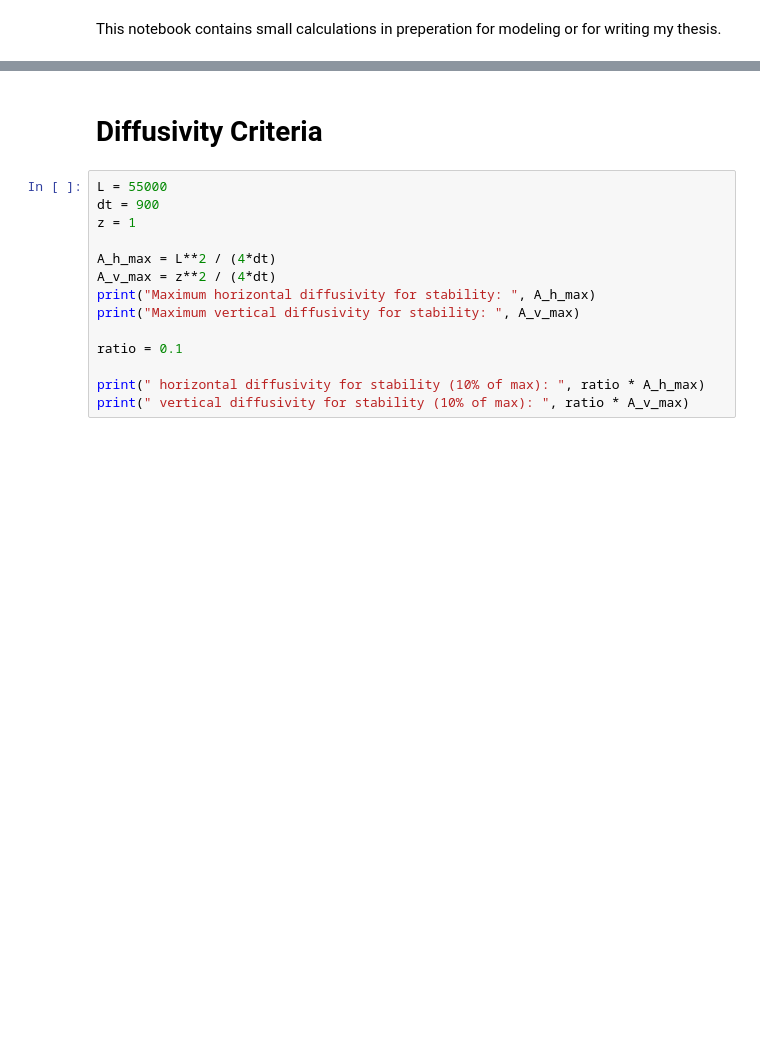
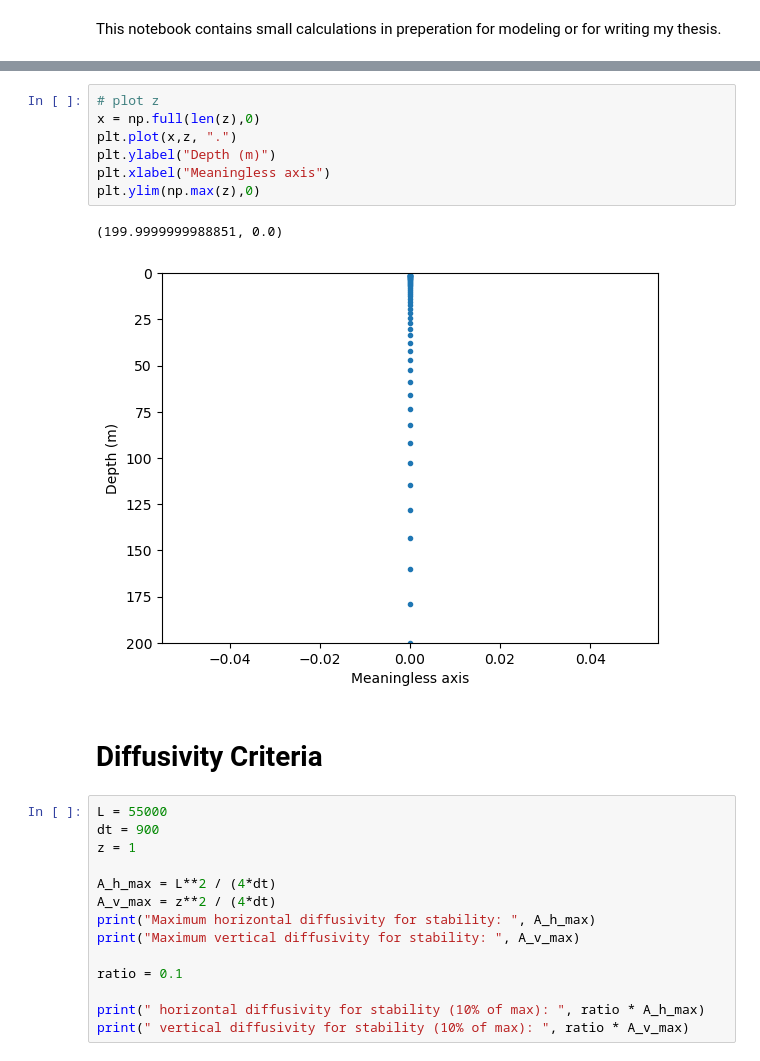
Before and after one commit to marlene-schramm/MSc_data_analysis, a Jupyter notebook: model_input/quick_prep_calc.ipynb, the cells around one changed output, grey strips where cells are left out. Cells and saved outputs as stored; diff of their text form; blank space fills up the shorter version.

```diff
--- a/model_input/quick_prep_calc.ipynb
+++ b/model_input/quick_prep_calc.ipynb
@@ -3,3 +97,13 @@ This notebook contains small calculations in preperation for modeling or for wri
+# %%
+# plot z
+x = np.full(len(z),0)
+plt.plot(x,z, ".")
+plt.ylabel("Depth (m)")
+plt.xlabel("Meaningless axis")
+plt.ylim(np.max(z),0)
+# %% [output]
+(199.9999999988851, 0.0)
+[figure, added]
 # %% [markdown]
 # Diffusivity Criteria
 # %%
```
Also changed, not shown: parts of 5 cells of this notebook.
